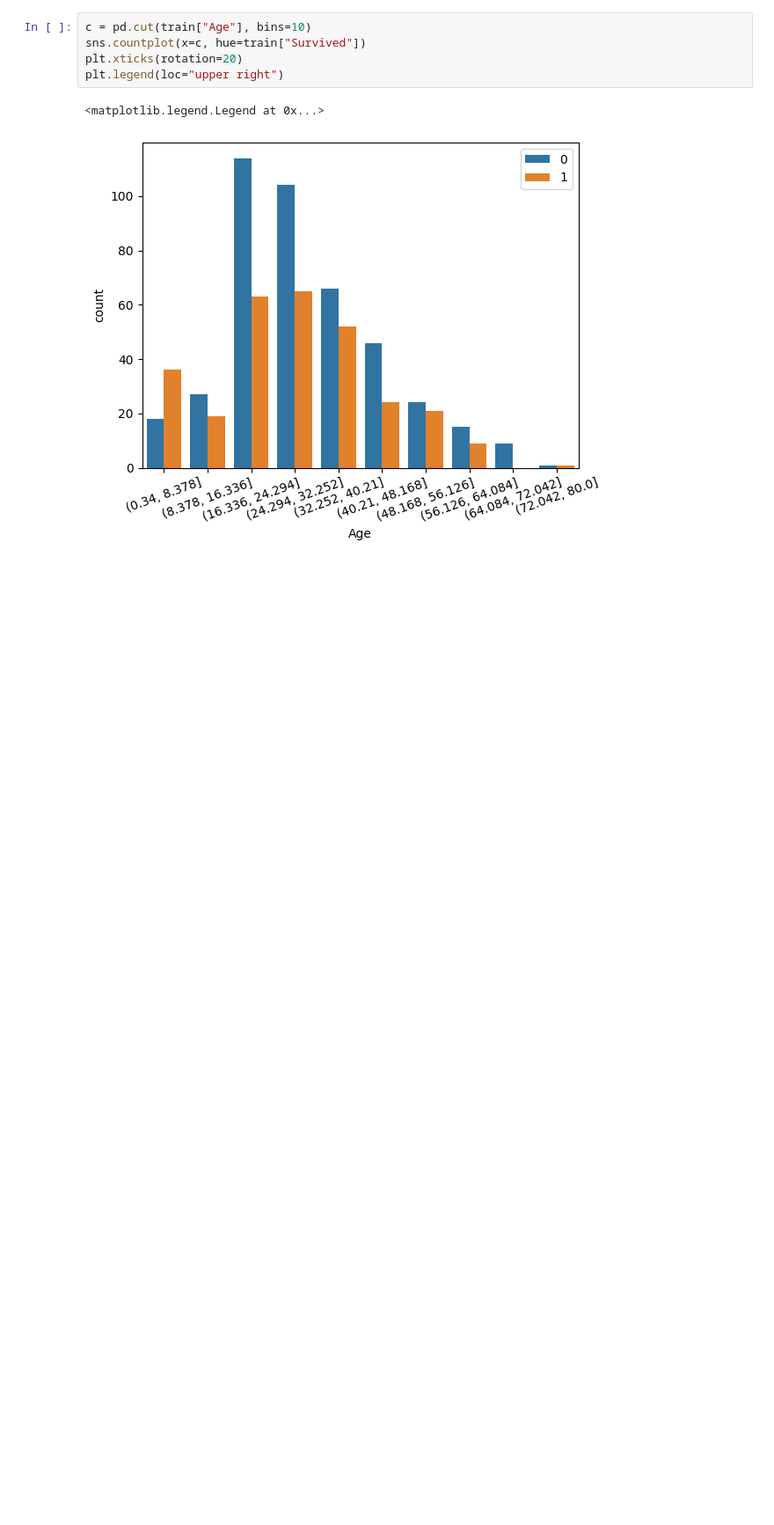
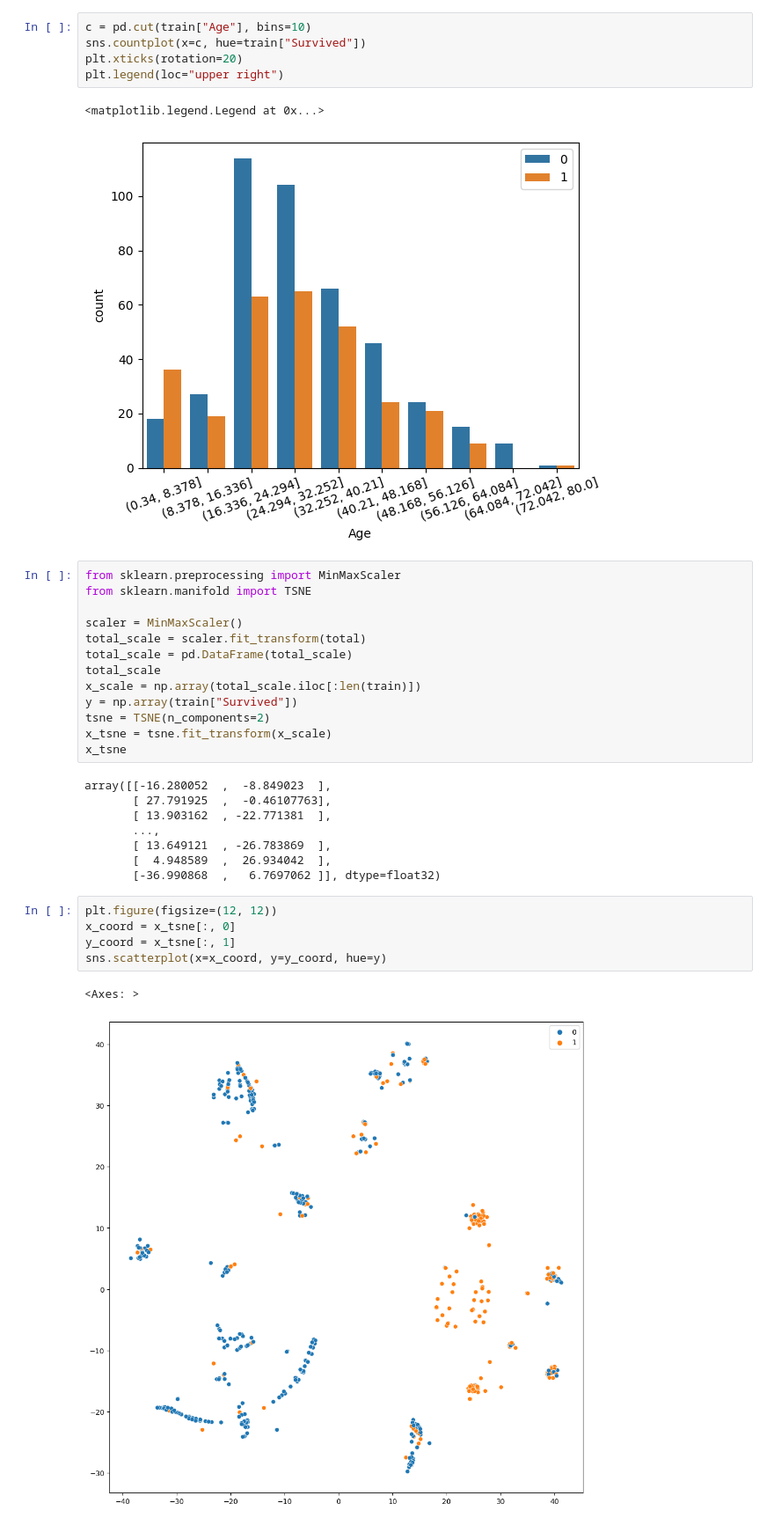
Before and after one commit to EasonChen78/machine_learning, a Jupyter notebook: 20230329_titanic.ipynb, the cells around one changed output. Shown at 88% size. Saved outputs shown, nothing was run; the diff lists cells and outputs as text; blank space fills up the shorter version.

```diff
--- a/20230329_titanic.ipynb
+++ b/20230329_titanic.ipynb
@@ -402,3 +427,32 @@ plt.legend(loc="upper right")
 # %% [output]
 <matplotlib.legend.Legend at 0x...>
 [figure]
+# %%
+from sklearn.preprocessing import MinMaxScaler
+from sklearn.manifold import TSNE
+
+scaler = MinMaxScaler()
+total_scale = scaler.fit_transform(total)
+total_scale = pd.DataFrame(total_scale)
+total_scale
+x_scale = np.array(total_scale.iloc[:len(train)])
+y = np.array(train["Survived"])
+tsne = TSNE(n_components=2)
+x_tsne = tsne.fit_transform(x_scale)
+x_tsne
+# %% [output]
+array([[-16.280052  ,  -8.849023  ],
+       [ 27.791925  ,  -0.46107763],
+       [ 13.903162  , -22.771381  ],
+       ...,
+       [ 13.649121  , -26.783869  ],
+       [  4.948589  ,  26.934042  ],
+       [-36.990868  ,   6.7697062 ]], dtype=float32)
+# %%
+plt.figure(figsize=(12, 12))
+x_coord = x_tsne[:, 0]
+y_coord = x_tsne[:, 1]
+sns.scatterplot(x=x_coord, y=y_coord, hue=y)
+# %% [output]
+<Axes: >
+[figure, added]
```
Also changed, not shown: parts of 1 cell of this notebook.
